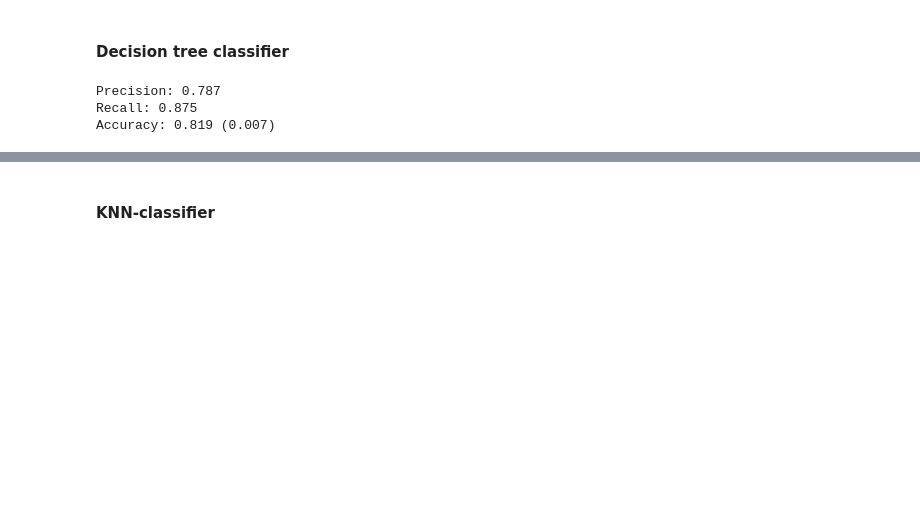
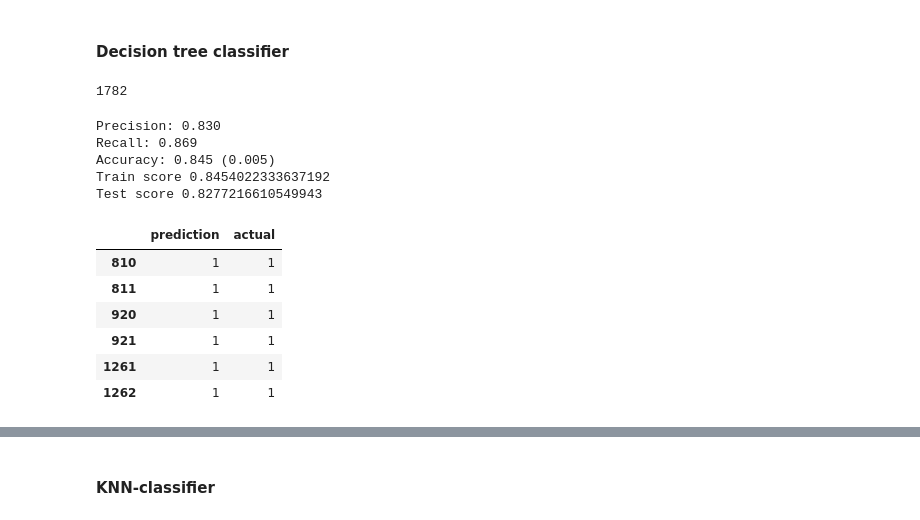
Before and after one commit to palmafr/MDPIData2022, a Jupyter notebook: ml-models.ipynb, the cells around one changed output, grey strips where cells are left out. Saved outputs shown, nothing was run; the diff lists cells and outputs as text; code cells hidden in the pictures; blank space fills up the shorter version.

```diff
--- a/ml-models.ipynb
+++ b/ml-models.ipynb
@@ -168,8 +168,12 @@ def fit_feature_set(feature_set):
 fit_feature_set(rfe_features)
 # %% [markdown]
 #### Decision tree classifier
+# %%
+len(test_Y)
+# %% [output]
+1782
 # %%
-model = DecisionTreeClassifier(random_state=0,ccp_alpha=0.06)
+model = DecisionTreeClassifier(ccp_alpha=0.036)
 model.fit(X_ros, y_ros)
 scores = cross_val_score(model, X_ros, y_ros, scoring='accuracy', cv=kfold, n_jobs=-1)
 print('Precision: %.3f' % mean(cross_val_score(model, X_ros, y_ros, scoring='precision', cv=kfold, n_jobs=-1)))
@@ -177,7 +181,25 @@ print('Recall: %.3f' % mean(cross_val_score(model, X_ros, y_ros, scoring='recall
 print('Accuracy: %.3f (%.3f)' % (mean(scores), std(scores)))
 y_train_pred = model.predict(X_ros)
 dt_y_test_pred = model.predict(test_X)
+print(f'Train score {accuracy_score(y_train_pred,y_ros)}')
+print(f'Test score {accuracy_score(dt_y_test_pred,test_Y)}')
 # %% [output]
-Precision: 0.787
-Recall: 0.875
-Accuracy: 0.819 (0.007)
+Precision: 0.830
+Recall: 0.869
+Accuracy: 0.845 (0.005)
+Train score 0.8454022333637192
+Test score 0.8277216610549943
+# %%
+dt_df = pd.DataFrame([dt_y_test_pred, test_Y]).T
+dt_df.columns = ['prediction', 'actual']
+dt_df['prediction'] = dt_df['prediction'].astype(int)
+dt_df['actual'] = dt_df['actual'].astype(int)
+dt_df.loc[(dt_df['prediction'] == 1)&(dt_df['actual'] == 1)]
+# %% [output]
+|  | prediction | actual |
+| 810 | 1 | 1 |
+| 811 | 1 | 1 |
+| 920 | 1 | 1 |
+| 921 | 1 | 1 |
+| 1261 | 1 | 1 |
+| 1262 | 1 | 1 |
```
Also changed, not shown: parts of 18 cells of this notebook.
